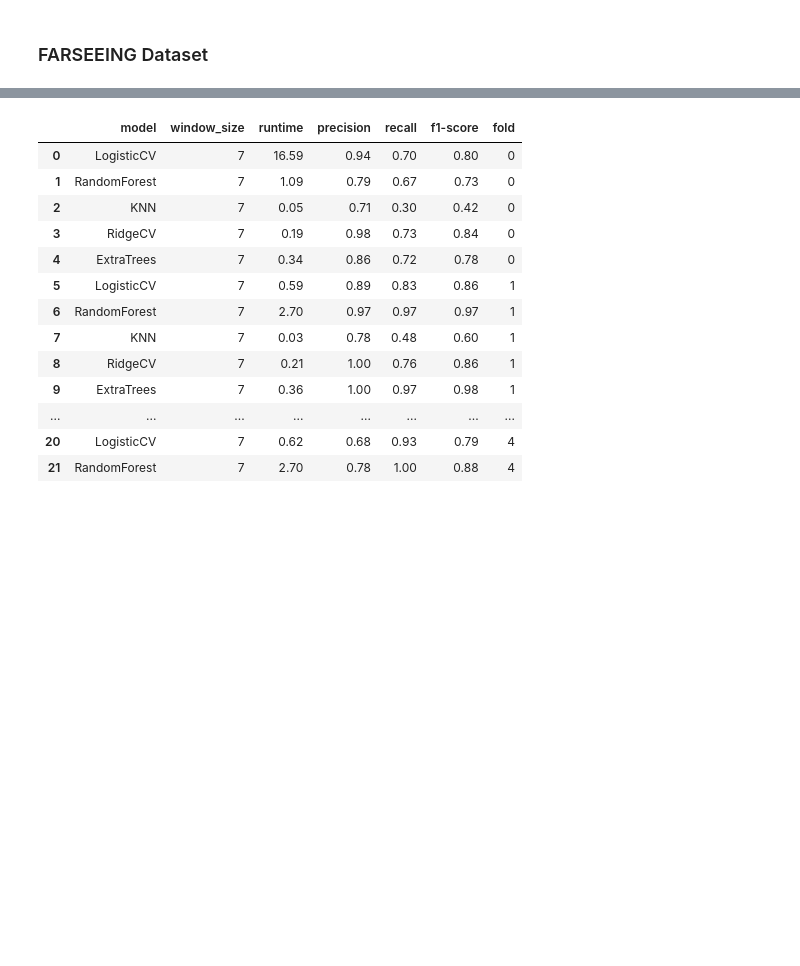
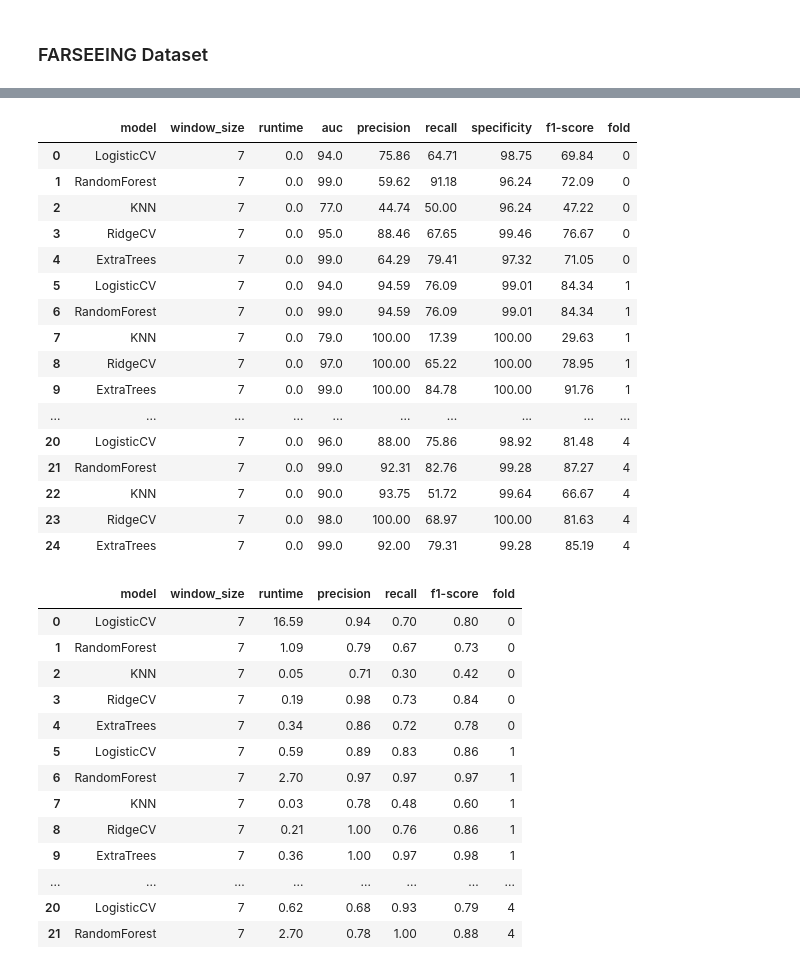
Before and after one commit to mlgig/ts_fall_detection, a Jupyter notebook: evaluation.ipynb, the cells around one changed output, grey strips where cells are left out. Saved outputs shown, nothing was run; the diff lists cells and outputs as text; code cells hidden in the pictures; blank space fills up the shorter version.

```diff
--- a/evaluation.ipynb
+++ b/evaluation.ipynb
@@ -61,3 +92,23 @@ LogisticCV (0.62s). RandomForest (2.7s). KNN (0.04s). RidgeCV (0.18s). ExtraTree
+# %%
+farseeing_cv_df
+# %% [output]
+|  | model | window_size | runtime | auc | precision | recall | specificity | f1-score | fold |
+| 0 | LogisticCV | 7 | 0.0 | 94.0 | 75.86 | 64.71 | 98.75 | 69.84 | 0 |
+| 1 | RandomForest | 7 | 0.0 | 99.0 | 59.62 | 91.18 | 96.24 | 72.09 | 0 |
+| 2 | KNN | 7 | 0.0 | 77.0 | 44.74 | 50.00 | 96.24 | 47.22 | 0 |
+| 3 | RidgeCV | 7 | 0.0 | 95.0 | 88.46 | 67.65 | 99.46 | 76.67 | 0 |
+| 4 | ExtraTrees | 7 | 0.0 | 99.0 | 64.29 | 79.41 | 97.32 | 71.05 | 0 |
+| 5 | LogisticCV | 7 | 0.0 | 94.0 | 94.59 | 76.09 | 99.01 | 84.34 | 1 |
+| 6 | RandomForest | 7 | 0.0 | 99.0 | 94.59 | 76.09 | 99.01 | 84.34 | 1 |
+| 7 | KNN | 7 | 0.0 | 79.0 | 100.00 | 17.39 | 100.00 | 29.63 | 1 |
+| 8 | RidgeCV | 7 | 0.0 | 97.0 | 100.00 | 65.22 | 100.00 | 78.95 | 1 |
+| 9 | ExtraTrees | 7 | 0.0 | 99.0 | 100.00 | 84.78 | 100.00 | 91.76 | 1 |
+| ... | ... | ... | ... | ... | ... | ... | ... | ... | ... |
+| 20 | LogisticCV | 7 | 0.0 | 96.0 | 88.00 | 75.86 | 98.92 | 81.48 | 4 |
+| 21 | RandomForest | 7 | 0.0 | 99.0 | 92.31 | 82.76 | 99.28 | 87.27 | 4 |
+| 22 | KNN | 7 | 0.0 | 90.0 | 93.75 | 51.72 | 99.64 | 66.67 | 4 |
+| 23 | RidgeCV | 7 | 0.0 | 98.0 | 100.00 | 68.97 | 100.00 | 81.63 | 4 |
+| 24 | ExtraTrees | 7 | 0.0 | 99.0 | 92.00 | 79.31 | 99.28 | 85.19 | 4 |
 # %%
 farseeing_cv_df
 # %% [output]
```
Also changed, not shown: parts of 1 cell of this notebook, 7 other files.
